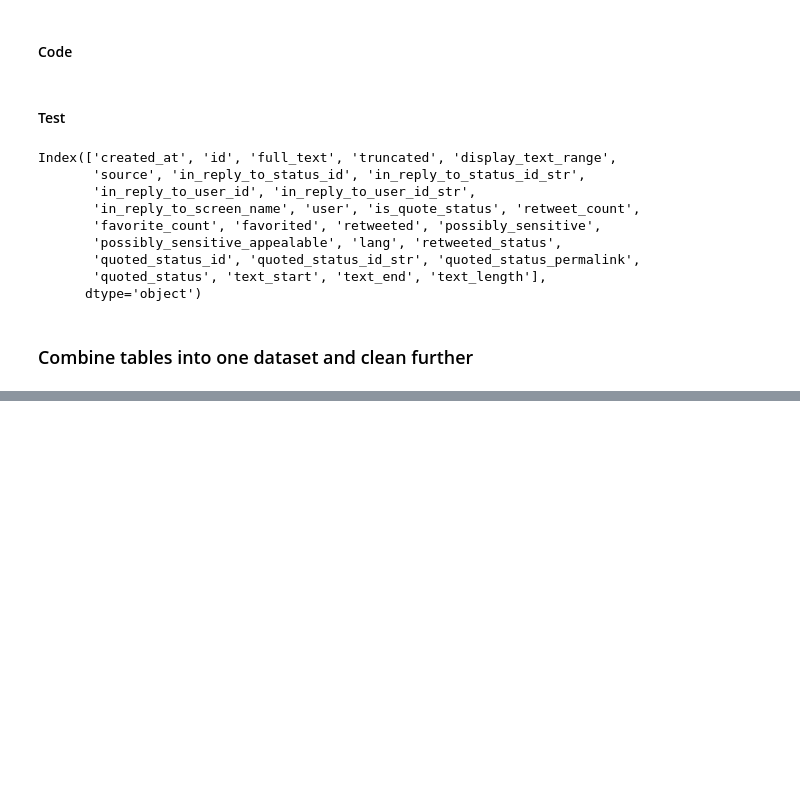
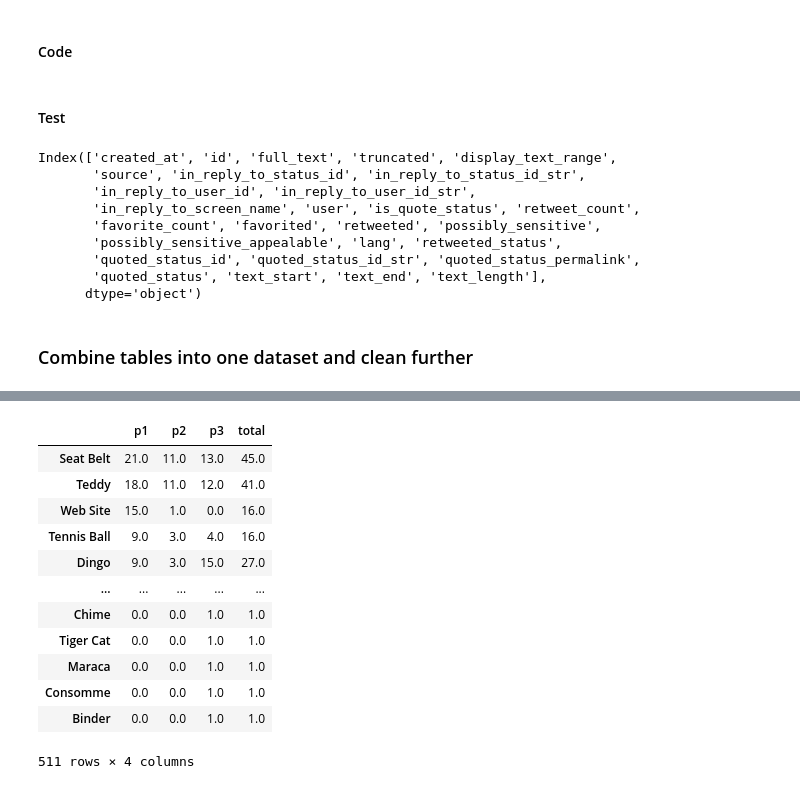
Before and after one commit to chupwalla/wrangling, a Jupyter notebook: wrangle_act.ipynb, the cells around one changed output, grey strips where cells are left out. Cells and saved outputs as stored; diff of their text form; code cells hidden in the pictures; blank space fills up the shorter version.

```diff
--- a/wrangle_act.ipynb
+++ b/wrangle_act.ipynb
@@ -653,0 +683,4 @@ df_master.to_csv('twitter_archive_master.csv')
+# %%
+faves1f = df_master[df_master['p1_dog'] == False].p1.value_counts()
+faves2f = df_master[df_master['p2_dog'] == False].p2.value_counts()
+faves3f = df_master[df_master['p3_dog'] == False].p3.value_counts()
@@ -653,0 +712,16 @@ df_master.to_csv('twitter_archive_master.csv')
+# %%
+not_dogs
+# %% [output]
+|  | p1 | p2 | p3 | total |
+| Seat Belt | 21.0 | 11.0 | 13.0 | 45.0 |
+| Teddy | 18.0 | 11.0 | 12.0 | 41.0 |
+| Web Site | 15.0 | 1.0 | 0.0 | 16.0 |
+| Tennis Ball | 9.0 | 3.0 | 4.0 | 16.0 |
+| Dingo | 9.0 | 3.0 | 15.0 | 27.0 |
+| ... | ... | ... | ... | ... |
+| Chime | 0.0 | 0.0 | 1.0 | 1.0 |
+| Tiger Cat | 0.0 | 0.0 | 1.0 | 1.0 |
+| Maraca | 0.0 | 0.0 | 1.0 | 1.0 |
+| Consomme | 0.0 | 0.0 | 1.0 | 1.0 |
+| Binder | 0.0 | 0.0 | 1.0 | 1.0 |
+511 rows × 4 columns
```
Also changed, not shown: parts of 14 cells of this notebook, 3 other files.
